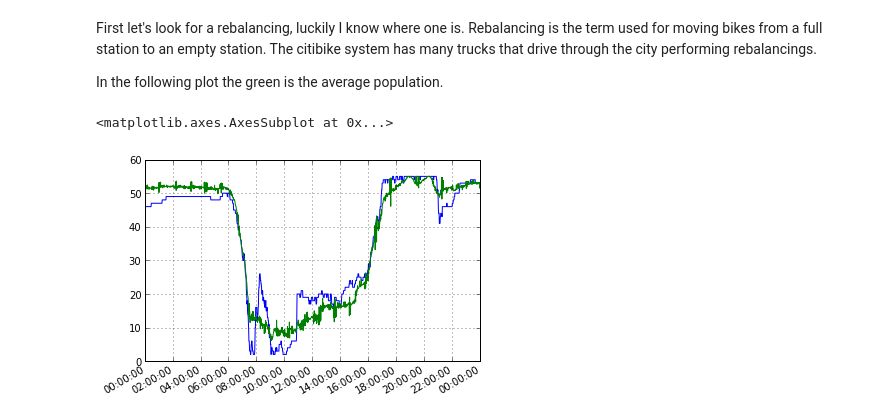
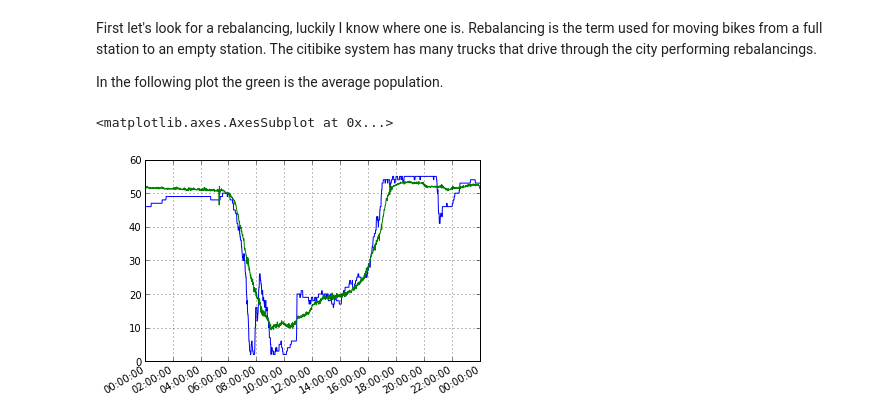
Before and after one commit to paddymul/pydata_citibike, a Jupyter notebook: PyData-Citibike.ipynb, the cells around one changed output. Cells and saved outputs as stored; diff of their text form; code cells hidden in the pictures.

```diff
--- a/PyData-Citibike.ipynb
+++ b/PyData-Citibike.ipynb
@@ -111,6 +111,6 @@ Fancy indexing to get a subset of the data
 ==========================================
 In the following code block I will add a new column to the dataframe and then filter based on that
 # %%
-df['weekday'] = df.index.map(lambda x: x.weekday())
-weekday_df = df[df['weekday'] < 5]
+two_station_pop['weekday'] = two_station_pop.index.map(lambda x: x.weekday())
+weekday_df = two_station_pop[two_station_pop['weekday'] < 5]
 # %% [markdown]
@@ -117,6 +119,4 @@ weekday_df = df[df['weekday'] < 5]
 Given the above line, create a weekend_df with only days that occur on the weekend
-# %%
-weekend_df = df[df['weekday'] >= 5]
 # %% [markdown]
 Checking our calculations
 I frequently make temporary plots of a give station through certain times as a quick visual check.  here is an example to make sure my weekday_df only includes weekdays
@@ -245,7 +245,7 @@ def extend_df(day_df, full_index):
 
 
 def make_full(base_df):
-    base_df['weekday'] = df.index.map(lambda x: x.weekday())
+    base_df['weekday'] = base_df.index.map(lambda x: x.weekday())
     weekday_df = base_df[base_df['weekday'] < 5]
     weekend_df = base_df[base_df['weekday'] >= 5]
 
@@ -263,5 +263,5 @@ def make_full(base_df):
     base_df, full_df = base_df.align(full_df, join="outer", axis=0, method="ffill", copy=False)
     return base_df, full_df
 # %%
-df, full_avg_df = make_full(df)
+two_station_pop, full_avg_df = make_full(two_station_pop)
 # %%
@@ -283,8 +283,8 @@ First let's look for a rebalancing, luckily I know where one is.  Rebalancing is
 
 In the following plot the green is the average population.
 # %%
-df[D2:D3][PARK_47th].plot()
-full_avg_df[D2:D3][PARK_47th].plot()
+two_station_pop[D2:D3].Park_47th.plot()
+full_avg_df[D2:D3].Park_47th.plot()
 # %% [output]
 <matplotlib.axes.AxesSubplot at 0x...>
-[figure, old version]
+[figure, new version]
```
Also changed, not shown: parts of 30 cells of this notebook, 1 other file.
